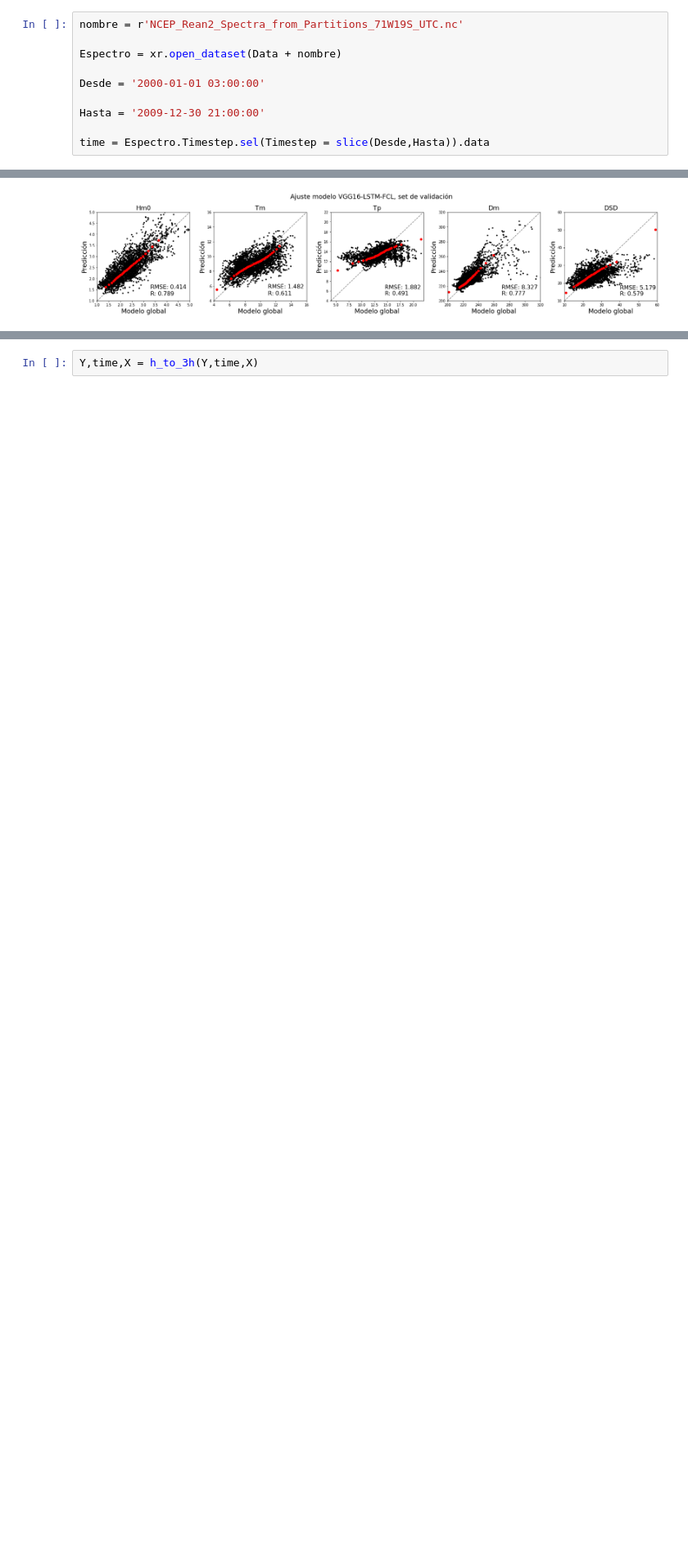
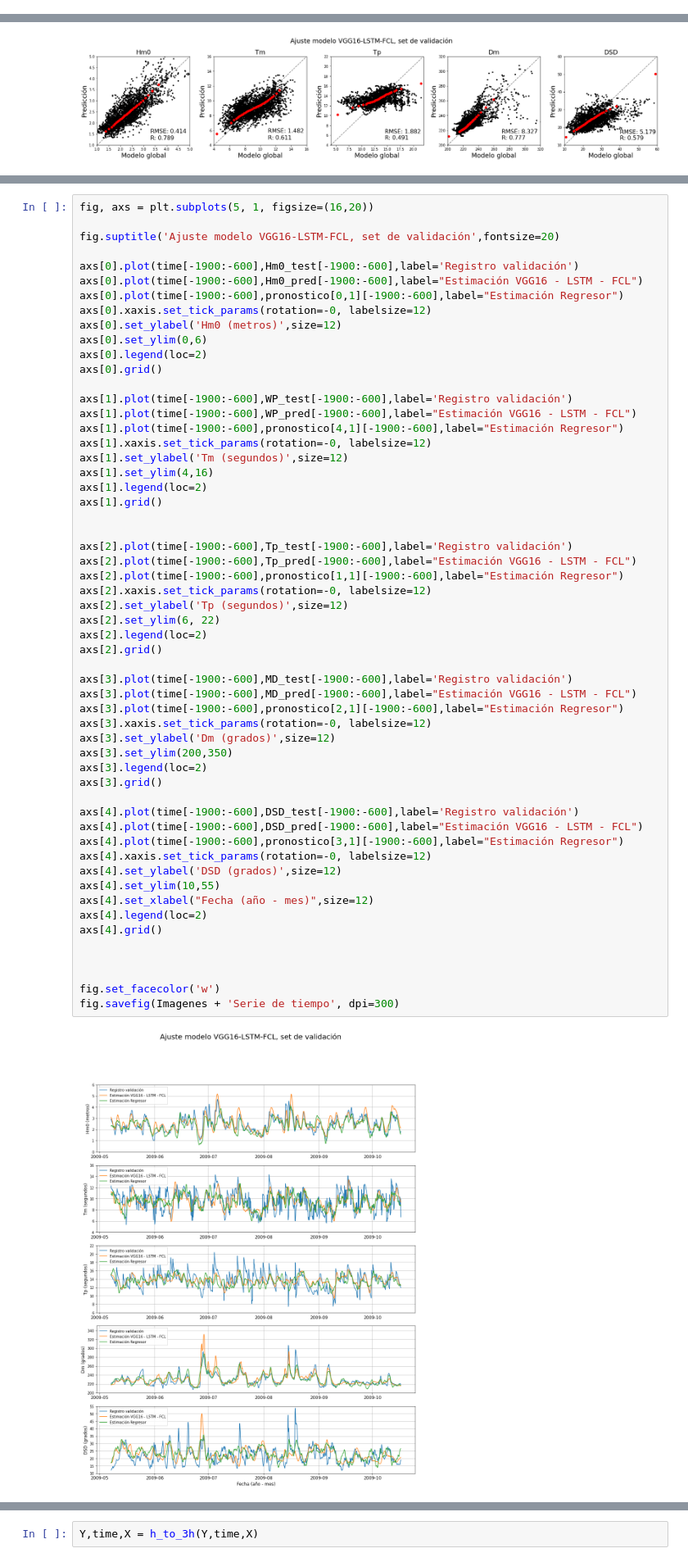
Before and after one commit to jnhurtado/Rellenar-hindcast-de-oleaje-usando-ML, a Jupyter notebook: Modelos ML y DL..ipynb, the cells around one changed output, grey strips where cells are left out. Shown at 82% size. Cells and saved outputs as stored; diff of their text form; blank space fills up the shorter version.

```diff
--- a/Modelos ML y DL..ipynb
+++ b/Modelos ML y DL..ipynb
@@ -832,16 +887,6 @@ Tm:  1.481854913675738
 Tp:  1.8822223658937378
 Mean Dir:  8.326998510070771
 DSD:  5.1786004863529085
-# %%
-nombre = r'NCEP_Rean2_Spectra_from_Partitions_71W19S_UTC.nc'
-
-Espectro = xr.open_dataset(Data + nombre)
-
-Desde = '2000-01-01 03:00:00'
-
-Hasta = '2009-12-30 21:00:00'
-
-time = Espectro.Timestep.sel(Timestep = slice(Desde,Hasta)).data
 # %%
 fig, axs = plt.subplots(5, 1, figsize=(12,16))
 
@@ -981,3 +1026,61 @@ fig.savefig(Imagenes + "Variables_VGG16_LSTM_2",dpi=300)
+# %%
+fig, axs = plt.subplots(5, 1, figsize=(16,20))
+
+fig.suptitle('Ajuste modelo VGG16-LSTM-FCL, set de validación',fontsize=20)
+
+axs[0].plot(time[-1900:-600],Hm0_test[-1900:-600],label='Registro validación')
+axs[0].plot(time[-1900:-600],Hm0_pred[-1900:-600],label="Estimación VGG16 - LSTM - FCL")
+axs[0].plot(time[-1900:-600],pronostico[0,1][-1900:-600],label="Estimación Regresor")
+axs[0].xaxis.set_tick_params(rotation=-0, labelsize=12)
+axs[0].set_ylabel('Hm0 (metros)',size=12)
+axs[0].set_ylim(0,6)
+axs[0].legend(loc=2)
+axs[0].grid()
+
+axs[1].plot(time[-1900:-600],WP_test[-1900:-600],label='Registro validación')
+axs[1].plot(time[-1900:-600],WP_pred[-1900:-600],label="Estimación VGG16 - LSTM - FCL")
+axs[1].plot(time[-1900:-600],pronostico[4,1][-1900:-600],label="Estimación Regresor")
+axs[1].xaxis.set_tick_params(rotation=-0, labelsize=12)
+axs[1].set_ylabel('Tm (segundos)',size=12)
+axs[1].set_ylim(4,16)
+axs[1].legend(loc=2)
+axs[1].grid()
+
+
+axs[2].plot(time[-1900:-600],Tp_test[-1900:-600],label='Registro validación')
+axs[2].plot(time[-1900:-600],Tp_pred[-1900:-600],label="Estimación VGG16 - LSTM - FCL")
+axs[2].plot(time[-1900:-600],pronostico[1,1][-1900:-600],label="Estimación Regresor")
+axs[2].xaxis.set_tick_params(rotation=-0, labelsize=12)
+axs[2].set_ylabel('Tp (segundos)',size=12)
+axs[2].set_ylim(6, 22)
+axs[2].legend(loc=2)
+axs[2].grid()
+
+axs[3].plot(time[-1900:-600],MD_test[-1900:-600],label='Registro validación')
+axs[3].plot(time[-1900:-600],MD_pred[-1900:-600],label="Estimación VGG16 - LSTM - FCL")
+axs[3].plot(time[-1900:-600],pronostico[2,1][-1900:-600],label="Estimación Regresor")
+axs[3].xaxis.set_tick_params(rotation=-0, labelsize=12)
+axs[3].set_ylabel('Dm (grados)',size=12)
+axs[3].set_ylim(200,350)
+axs[3].legend(loc=2)
+axs[3].grid()
+
+axs[4].plot(time[-1900:-600],DSD_test[-1900:-600],label='Registro validación')
+axs[4].plot(time[-1900:-600],DSD_pred[-1900:-600],label="Estimación VGG16 - LSTM - FCL")
+axs[4].plot(time[-1900:-600],pronostico[3,1][-1900:-600],label="Estimación Regresor")
+axs[4].xaxis.set_tick_params(rotation=-0, labelsize=12)
+axs[4].set_ylabel('DSD (grados)',size=12)
+axs[4].set_ylim(10,55)
+axs[4].set_xlabel("Fecha (año - mes)",size=12)
+axs[4].legend(loc=2)
+axs[4].grid()
+
+
+
+fig.set_facecolor('w')
+fig.savefig(Imagenes + 'Serie de tiempo', dpi=300)
+# %% [output]
+[figure, added]
 # %% [markdown]
 ## Espectro de oleaje completo
 
```
Also changed, not shown: parts of 8 cells of this notebook.
